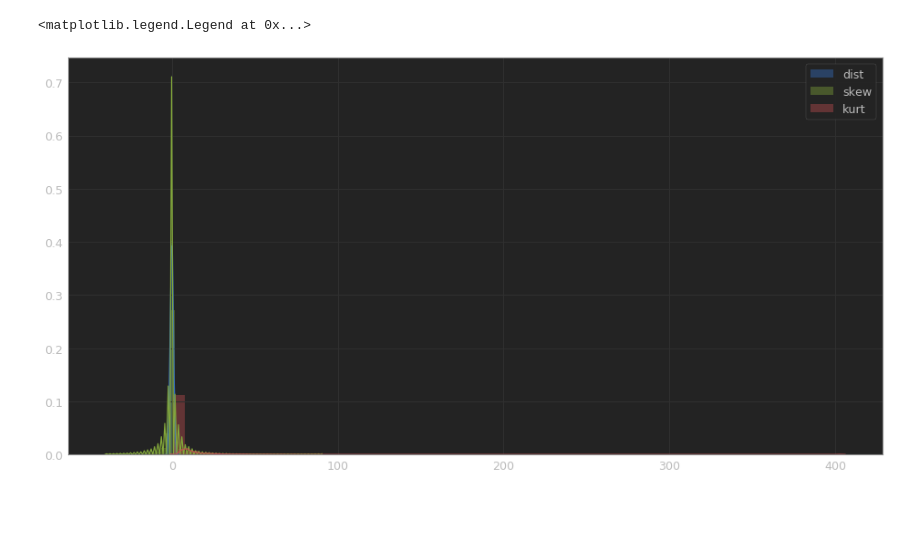
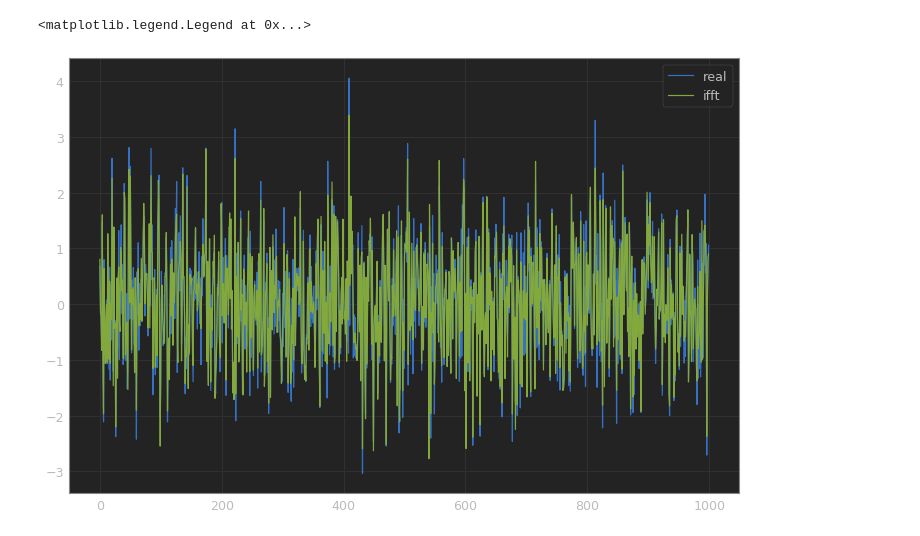
Before and after one commit to xtwxfxk/left5, a Jupyter notebook: test.ipynb, the cells around one changed output. Cells and saved outputs as stored; diff of their text form; code cells hidden in the pictures; blank space fills up the shorter version.

```diff
--- a/test.ipynb
+++ b/test.ipynb
@@ -21,4 +5,4 @@ from scipy.stats import multivariate_normal
 %matplotlib inline
 # %%
 from matplotlib import rcParams
-rcParams['figure.figsize'] = (12, 8)
+rcParams['figure.figsize'] = [12, 8]
@@ -245,2 +9,2 @@ plt.plot(pct_change.values, '.', color='g')
 # %%
-a = np.random.randn(10000)
+y = np.random.randn(1000)
@@ -253,11 +10,0 @@ kurt = np.power((a - mu) / sigma, 4)
-# %%
-fig = plt.figure(figsize=(16, 8))
-ax = fig.add_subplot(111)
-
-sns.distplot(a, ax=ax, label='dist')
-sns.distplot(skew, ax=ax, label='skew')
-sns.distplot(kurt, ax=ax, label='kurt')
-ax.legend()
-# %% [output]
-<matplotlib.legend.Legend at 0x...>
-[figure, removed]
@@ -265,0 +11,12 @@ sns.distplot?
+# %%
+fft_y = np.fft.fft(y)
+# %%
+ifft_y = np.copy(fft_y)
+ifft_y[450:-450] = 0
+# %%
+plt.plot(y, label="real")
+plt.plot(np.fft.ifft(ifft_y), label="ifft")
+plt.legend()
+# %% [output]
+<matplotlib.legend.Legend at 0x...>
+[figure, added]
```
Also changed, not shown: parts of 31 cells of this notebook, 15 other files.
